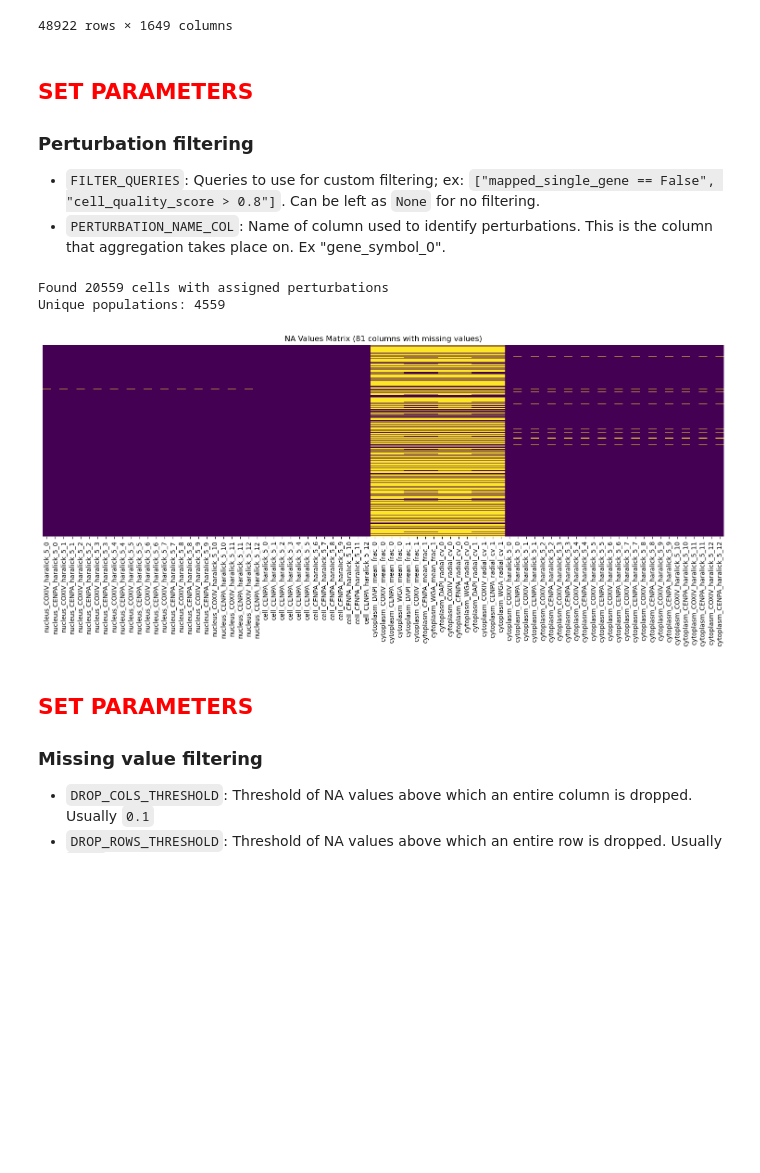
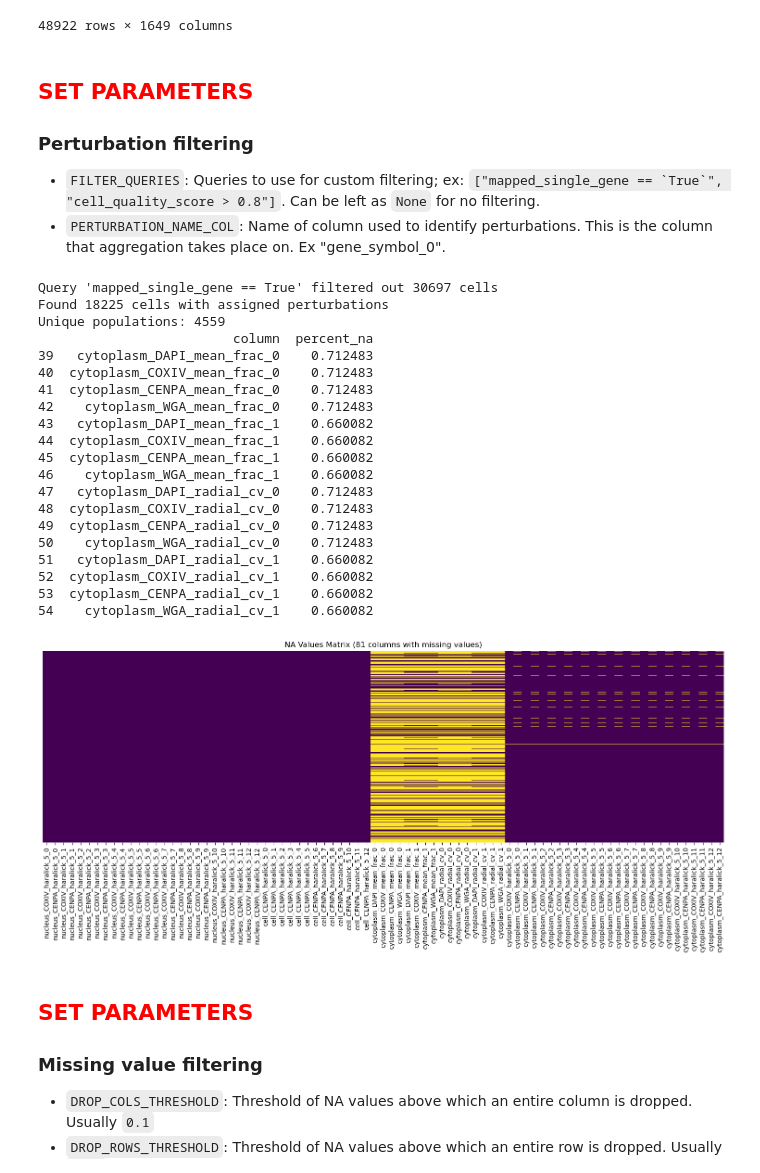
Before and after one commit to cheeseman-lab/denali-analysis, a Jupyter notebook: analysis/7.configure_aggregate_params.ipynb, the cells around one changed output. Saved outputs shown, nothing was run; the diff lists cells and outputs as text; code cells hidden in the pictures; blank space fills up the shorter version.

```diff
--- a/analysis/7.configure_aggregate_params.ipynb
+++ b/analysis/7.configure_aggregate_params.ipynb
@@ -68,7 +68,7 @@ ROOT_FP = Path(config["all"]["root_fp"])
 # Takes ~1 minute
 merge_final_fp = (
     ROOT_FP
-    / "merge"
+    / "merge_old"
     / "parquets"
     / get_filename({"plate": TEST_PLATE, "well": TEST_WELL_1}, "merge_final", "parquet")
 )
@@ -76,7 +76,7 @@ cell_data = load_parquet_subset(merge_final_fp, n_rows=25000)
 
 merge_final_fp_2 = (
     ROOT_FP
-    / "merge"
+    / "merge_old"
     / "parquets"
     / get_filename({"plate": TEST_PLATE, "well": TEST_WELL_2}, "merge_final", "parquet")
 )
@@ -399,26 +398,46 @@ display(class_features)
 
 ### Perturbation filtering
 
-- `FILTER_QUERIES`: Queries to use for custom filtering; ex: `["mapped_single_gene == False", "cell_quality_score > 0.8"]`. Can be left as `None` for no filtering.
+- `FILTER_QUERIES`: Queries to use for custom filtering; ex: ``["mapped_single_gene == `True`", "cell_quality_score > 0.8"]``. Can be left as `None` for no filtering.
 - `PERTURBATION_NAME_COL`: Name of column used to identify perturbations. This is the column that aggregation takes place on. Ex "gene_symbol_0".
 # %%
-FILTER_QUERIES = None
+FILTER_QUERIES = ["mapped_single_gene == True"]
 PERTURBATION_NAME_COL = "gene_symbol_0"
 # %%
 qf_metadata, qf_features = query_filter(class_metadata, class_features, FILTER_QUERIES)
+
+qf_metadata
 
 pf_metadata, pf_features = perturbation_filter(
     qf_metadata, qf_features, PERTURBATION_NAME_COL
 )
 print(f"Unique populations: {metadata[PERTURBATION_NAME_COL].nunique()}")
 
-sumamry_df, fig = nas_summary(pf_features)
-sumamry_df[sumamry_df["percent_na"] > 0.1]
+summary_df, fig = nas_summary(pf_features)
+print(summary_df[summary_df["percent_na"] > 0.1])
 plt.show()
 # %% [output]
-Found 20559 cells with assigned perturbations
+Query 'mapped_single_gene == True' filtered out 30697 cells
+Found 18225 cells with assigned perturbations
 Unique populations: 4559
+                         column  percent_na
+39   cytoplasm_DAPI_mean_frac_0    0.712483
+40  cytoplasm_COXIV_mean_frac_0    0.712483
+41  cytoplasm_CENPA_mean_frac_0    0.712483
+42    cytoplasm_WGA_mean_frac_0    0.712483
+43   cytoplasm_DAPI_mean_frac_1    0.660082
+44  cytoplasm_COXIV_mean_frac_1    0.660082
+45  cytoplasm_CENPA_mean_frac_1    0.660082
+46    cytoplasm_WGA_mean_frac_1    0.660082
+47   cytoplasm_DAPI_radial_cv_0    0.712483
+48  cytoplasm_COXIV_radial_cv_0    0.712483
+49  cytoplasm_CENPA_radial_cv_0    0.712483
+50    cytoplasm_WGA_radial_cv_0    0.712483
+51   cytoplasm_DAPI_radial_cv_1    0.660082
+52  cytoplasm_COXIV_radial_cv_1    0.660082
+53  cytoplasm_CENPA_radial_cv_1    0.660082
+54    cytoplasm_WGA_radial_cv_1    0.660082
-[figure, old version]
+[figure, new version]
 # %% [markdown]
 ## <font color='red'>SET PARAMETERS</font>
 
```
Also changed, not shown: parts of 6 cells of this notebook, 1 other file.
